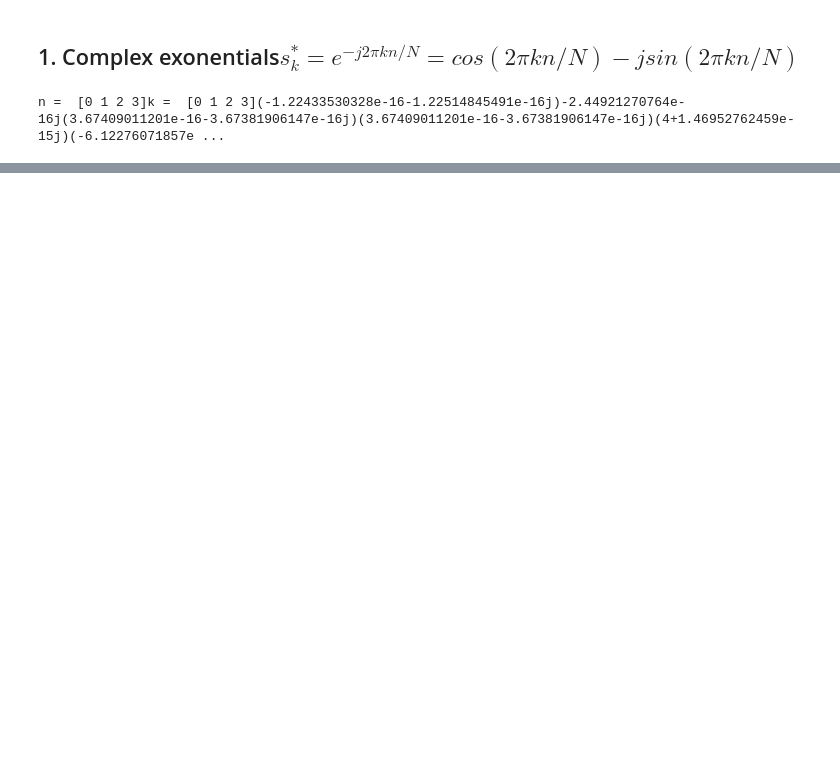
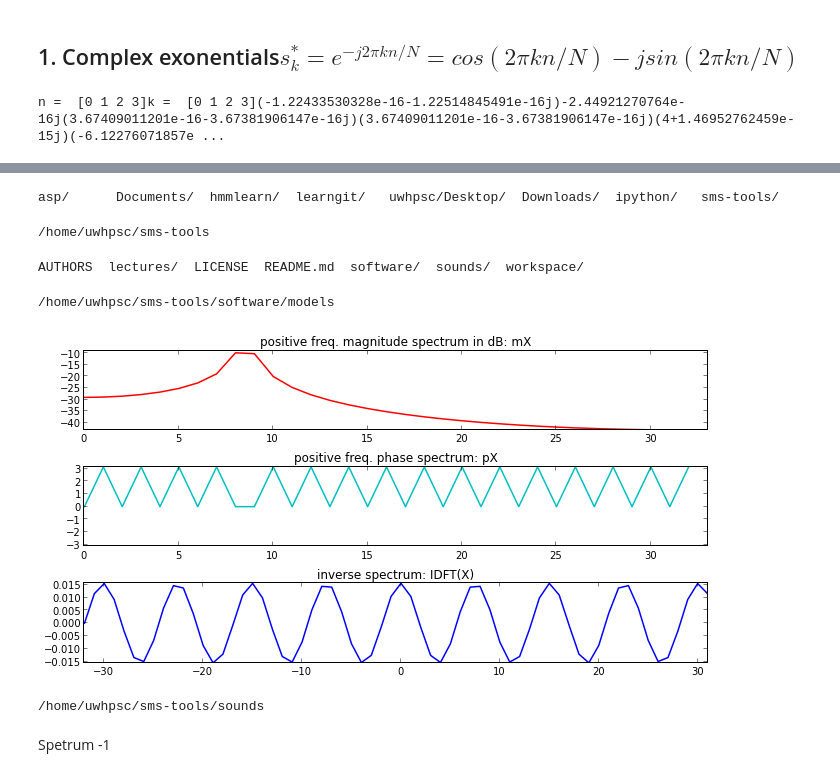
Before and after one commit to joomladigger/asp, a Jupyter notebook: W2 DFT.ipynb, the cells around one changed output, grey strips where cells are left out. Drawn from its saved outputs; the diff is of its cells as text; code cells hidden in the pictures; blank space fills up the shorter version.

```diff
--- a/W2 DFT.ipynb
+++ b/W2 DFT.ipynb
@@ -5,4 +5,2 @@
 # %% [output]
 n =  [0 1 2 3]k =  [0 1 2 3](-1.22433530328e-16-1.22514845491e-16j)-2.44921270764e-16j(3.67409011201e-16-3.67381906147e-16j)(3.67409011201e-16-3.67381906147e-16j)(4+1.46952762459e-15j)(-6.12276071857e ...
-# %%
-x = [1, -1, 1, -1]# project x to skfor n in arange(N):    sk[n] = exp(1j*2*pi*k*n/N)proj_x_sk = {}for n in arange(N):    proj_x_sk[n] = dot(x,sk[n])/dot(sk[n],sk[n])*sk[n]    print proj_x_sk[n]print  reconstructed_x = sk[0] + sk[1] + sk[2] + sk[3]print reconstructed_x# what's wrong ??
@@ -10,0 +77,16 @@ x = [1, -1, 1, -1]# project x to skfor n in arange(N):    sk[n] = exp(1j*2*pi*k*
+# %%
+ls
+# %% [output]
+asp/      Documents/  hmmlearn/  learngit/   uwhpsc/Desktop/  Downloads/  ipython/   sms-tools/
+# %%
+cd sms-tools
+# %% [output]
+/home/uwhpsc/sms-tools
+# %%
+ls
+# %% [output]
+AUTHORS  lectures/  LICENSE  README.md  software/  sounds/  workspace/
+# %%
+cd software/models
+# %% [output]
+/home/uwhpsc/sms-tools/software/models
@@ -10,0 +95,10 @@ x = [1, -1, 1, -1]# project x to skfor n in arange(N):    sk[n] = exp(1j*2*pi*k*
+# %%
+k0 = 8.5N = 64w = np.ones(N)x = np.cos(2*np.pi*k0/N*np.arange(-N/2,N/2))mX, pX = DFT.dftAnal(x, w, N)y = DFT.dftSynth(mX, pX, N)plt.figure(1, figsize=(9.5, 5))plt.subplot(311)plt.title('positive freq. magnitude spectrum in dB: mX')plt.plot(np.arange(mX.size), mX, 'r', lw=1.5)plt.axis([0,mX.size, min(mX), max(mX)+1])plt.subplot(312)plt.title('positive freq. phase spectrum: pX')plt.plot(np.arange(pX.size), pX, 'c', lw=1.5)plt.axis([0, pX.size,-np.pi,np.pi])plt.subplot(313)plt.title('inverse spectrum: IDFT(X)')plt.plot(np.arange(-N/2, N/2), y,'b', lw=1.5)plt.axis([-N/2,N/2-1,min(y), max(y)])plt.tight_layout()
+# %% [output]
+[figure, added]
+# %%
+cd sounds
+# %% [output]
+/home/uwhpsc/sms-tools/sounds
+# %% [markdown]
+Spetrum -1
```
Also changed, not shown: parts of 25 cells of this notebook, 1 other file.
